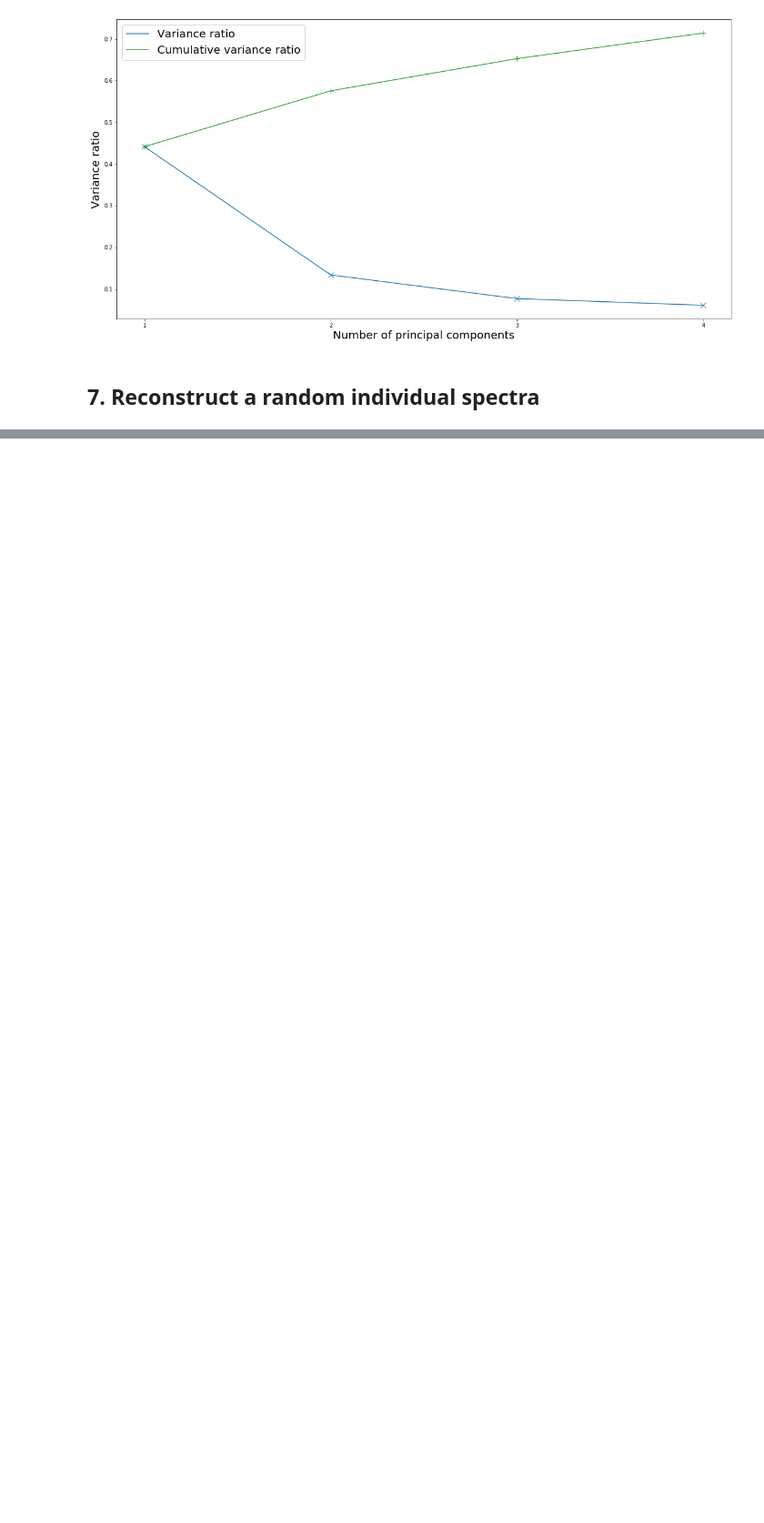
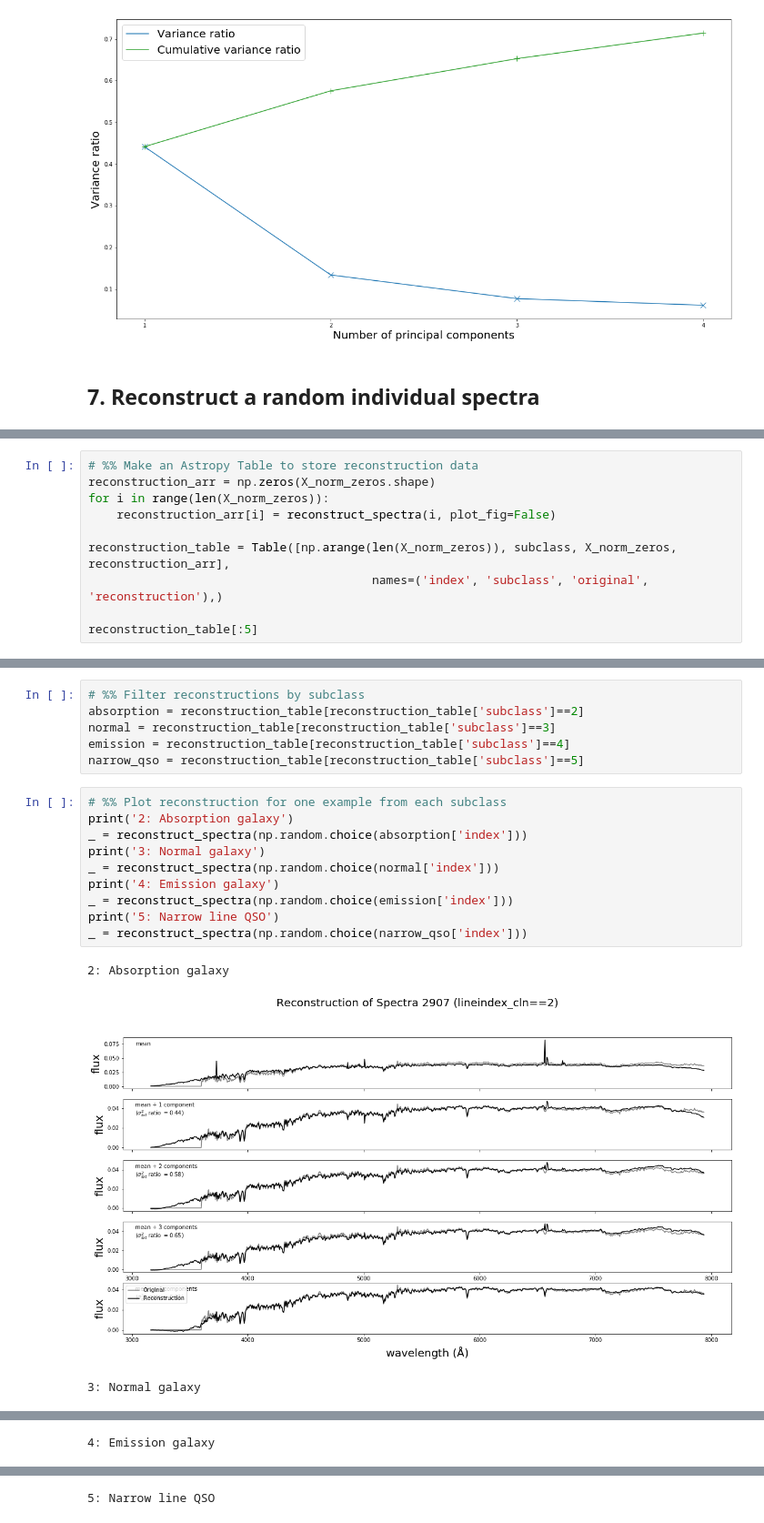
Before and after one commit to ksephton/ASTR-Leistedt-1, a Jupyter notebook: Spectra/PCA_4000spectra.ipynb, the cells around one changed output, grey strips where cells are left out. Shown at 91% size. Drawn from its saved outputs; the diff is of its cells as text; blank space fills up the shorter version.

```diff
--- a/Spectra/PCA_4000spectra.ipynb
+++ b/Spectra/PCA_4000spectra.ipynb
@@ -204,0 +286,10 @@ reconstruct_spectra(spectra_num)
+# %%
+# %% Make an Astropy Table to store reconstruction data
+reconstruction_arr = np.zeros(X_norm_zeros.shape)
+for i in range(len(X_norm_zeros)):
+    reconstruction_arr[i] = reconstruct_spectra(i, plot_fig=False)
+
+reconstruction_table = Table([np.arange(len(X_norm_zeros)), subclass, X_norm_zeros, reconstruction_arr],
+                                        names=('index', 'subclass', 'original', 'reconstruction'),)
+
+reconstruction_table[:5]
@@ -204,0 +307,20 @@ reconstruct_spectra(spectra_num)
+# %%
+# %% Filter reconstructions by subclass
+absorption = reconstruction_table[reconstruction_table['subclass']==2]
+normal = reconstruction_table[reconstruction_table['subclass']==3]
+emission = reconstruction_table[reconstruction_table['subclass']==4]
+narrow_qso = reconstruction_table[reconstruction_table['subclass']==5]
+# %%
+# %% Plot reconstruction for one example from each subclass
+print('2: Absorption galaxy')
+_ = reconstruct_spectra(np.random.choice(absorption['index']))
+print('3: Normal galaxy')
+_ = reconstruct_spectra(np.random.choice(normal['index']))
+print('4: Emission galaxy')
+_ = reconstruct_spectra(np.random.choice(emission['index']))
+print('5: Narrow line QSO')
+_ = reconstruct_spectra(np.random.choice(narrow_qso['index']))
+# %% [output]
+2: Absorption galaxy
+[figure, added]
+3: Normal galaxy
@@ -204,0 +328 @@ reconstruct_spectra(spectra_num)
+4: Emission galaxy
@@ -204,0 +330 @@ reconstruct_spectra(spectra_num)
+5: Narrow line QSO
```
Also changed, not shown: parts of 11 cells of this notebook.
